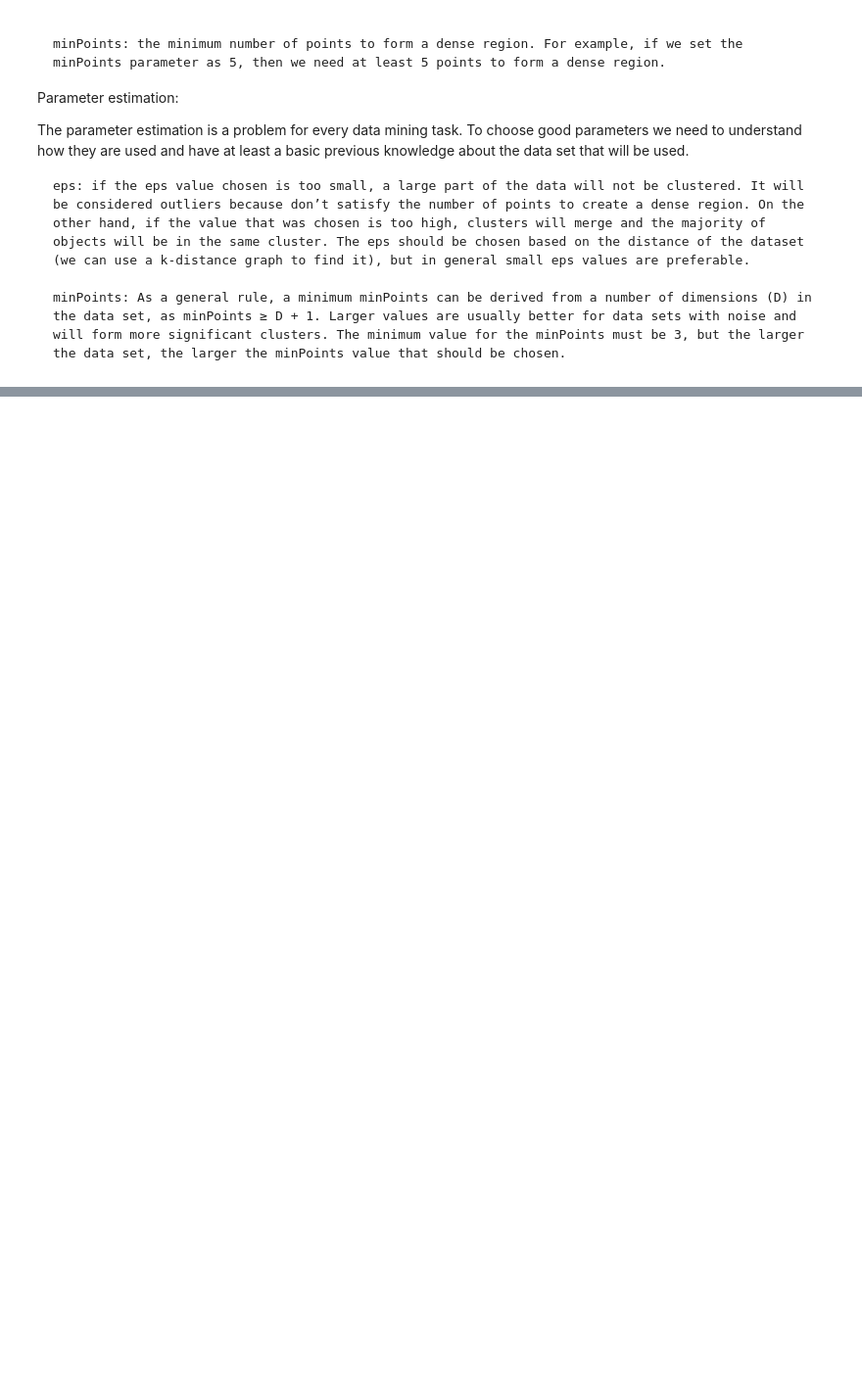
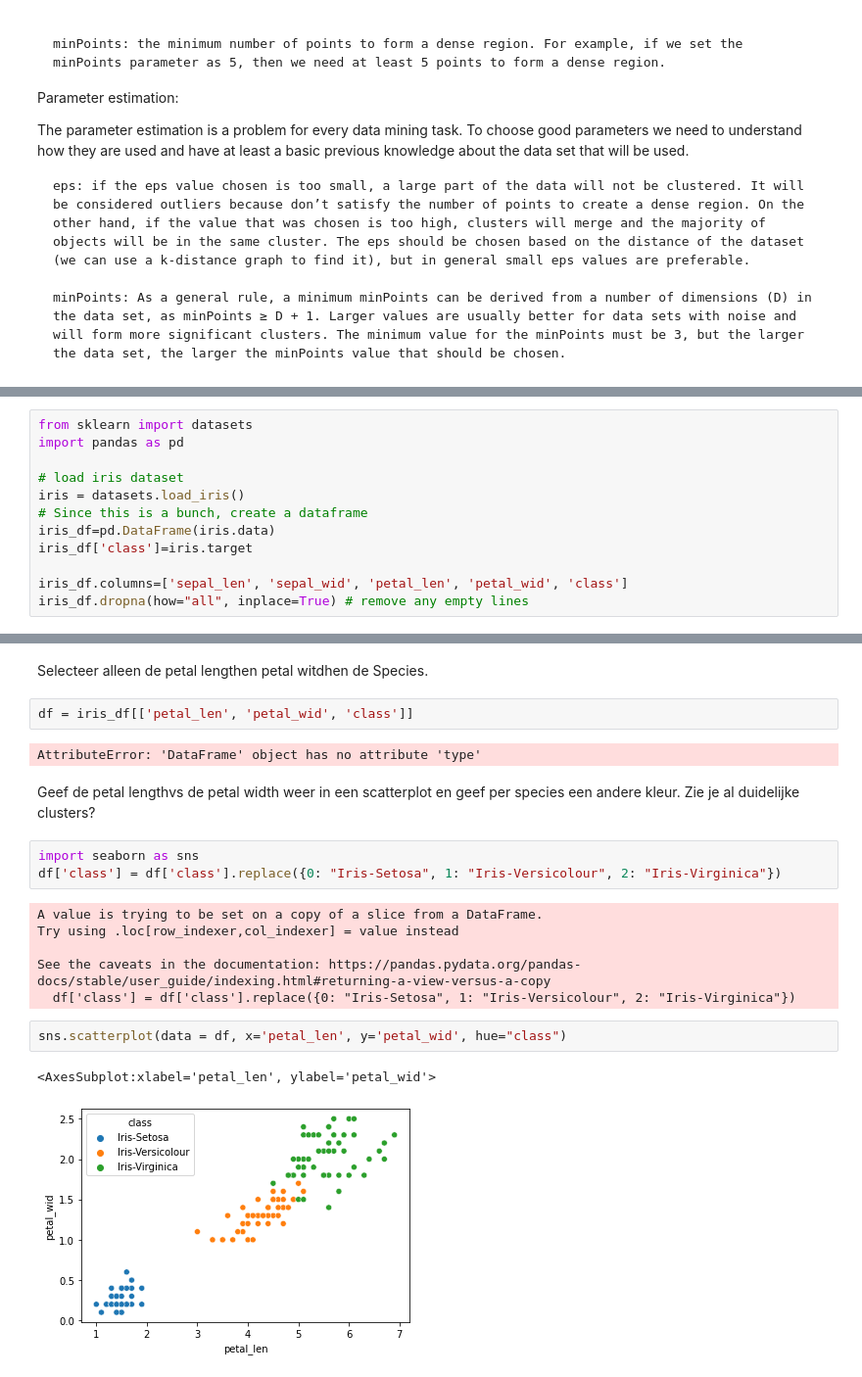
Before and after one commit to rubenoosterwijk/Opdracht3Clustering, a Jupyter notebook: ClusteringDeel1.ipynb, the cells around one changed output, grey strips where cells are left out. Shown: that part at 98% size. Saved outputs shown, nothing was run; the diff lists cells and outputs as text; blank space fills up the shorter version.

Commit message:
Scatterplot toegevoegd, data geimporteerd

```diff
--- a/ClusteringDeel1.ipynb
+++ b/ClusteringDeel1.ipynb
@@ -67,0 +54,12 @@ Creëer een model waarin te veel en te weinig clusterszichtbaar zijn.
+# %%
+from sklearn import datasets
+import pandas as pd
+
+# load iris dataset
+iris = datasets.load_iris()
+# Since this is a bunch, create a dataframe
+iris_df=pd.DataFrame(iris.data)
+iris_df['class']=iris.target
+
+iris_df.columns=['sepal_len', 'sepal_wid', 'petal_len', 'petal_wid', 'class']
+iris_df.dropna(how="all", inplace=True) # remove any empty lines
@@ -67,0 +80,22 @@ Creëer een model waarin te veel en te weinig clusterszichtbaar zijn.
+# %% [markdown]
+Selecteer alleen de petal lengthen petal witdhen de Species.
+# %%
+df = iris_df[['petal_len', 'petal_wid', 'class']]
+# %% [output]
+AttributeError: 'DataFrame' object has no attribute 'type'
+# %% [markdown]
+Geef de petal lengthvs de petal width weer in een scatterplot en geef per species een andere kleur. Zie je al duidelijke clusters?
+# %%
+import seaborn as sns
+df['class'] = df['class'].replace({0: "Iris-Setosa", 1: "Iris-Versicolour", 2: "Iris-Virginica"})
+# %% [output]
+A value is trying to be set on a copy of a slice from a DataFrame.
+Try using .loc[row_indexer,col_indexer] = value instead
+
+See the caveats in the documentation: https://pandas.pydata.org/pandas-docs/stable/user_guide/indexing.html#returning-a-view-versus-a-copy
+  df['class'] = df['class'].replace({0: "Iris-Setosa", 1: "Iris-Versicolour", 2: "Iris-Virginica"})
+# %%
+sns.scatterplot(data = df, x='petal_len', y='petal_wid', hue="class")
+# %% [output]
+<AxesSubplot:xlabel='petal_len', ylabel='petal_wid'>
+[figure, added]
```
Also changed, not shown: parts of 9 cells of this notebook.
